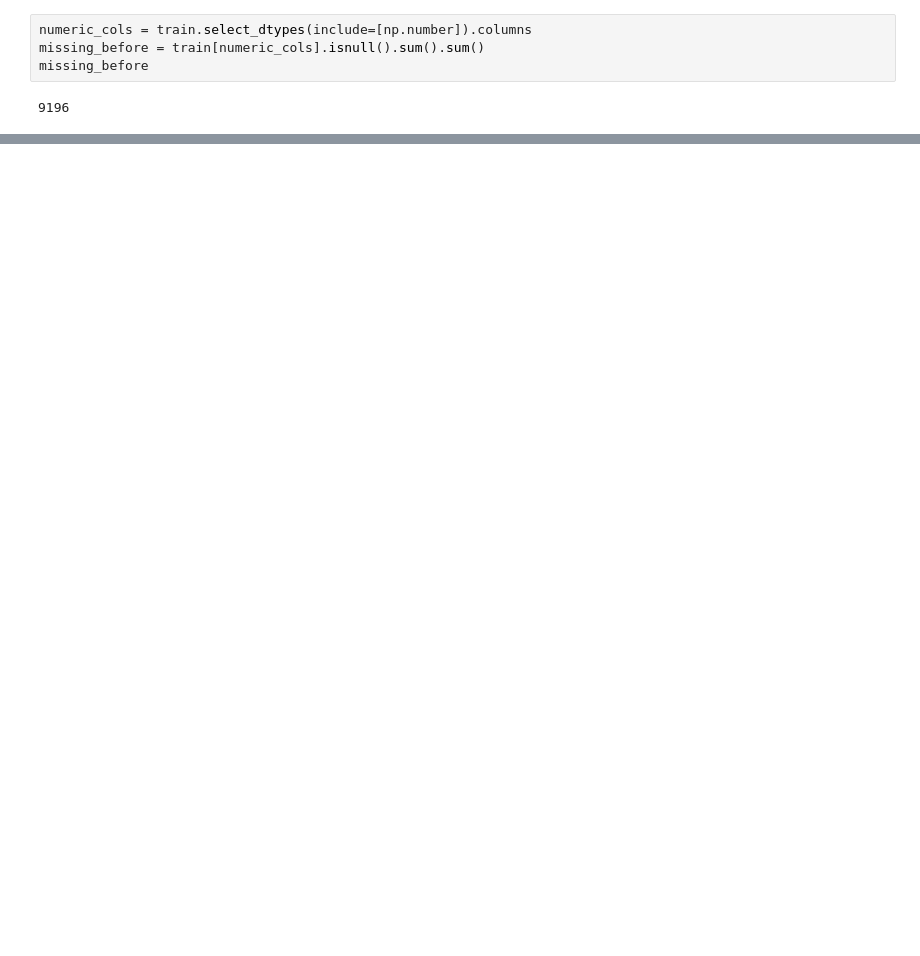
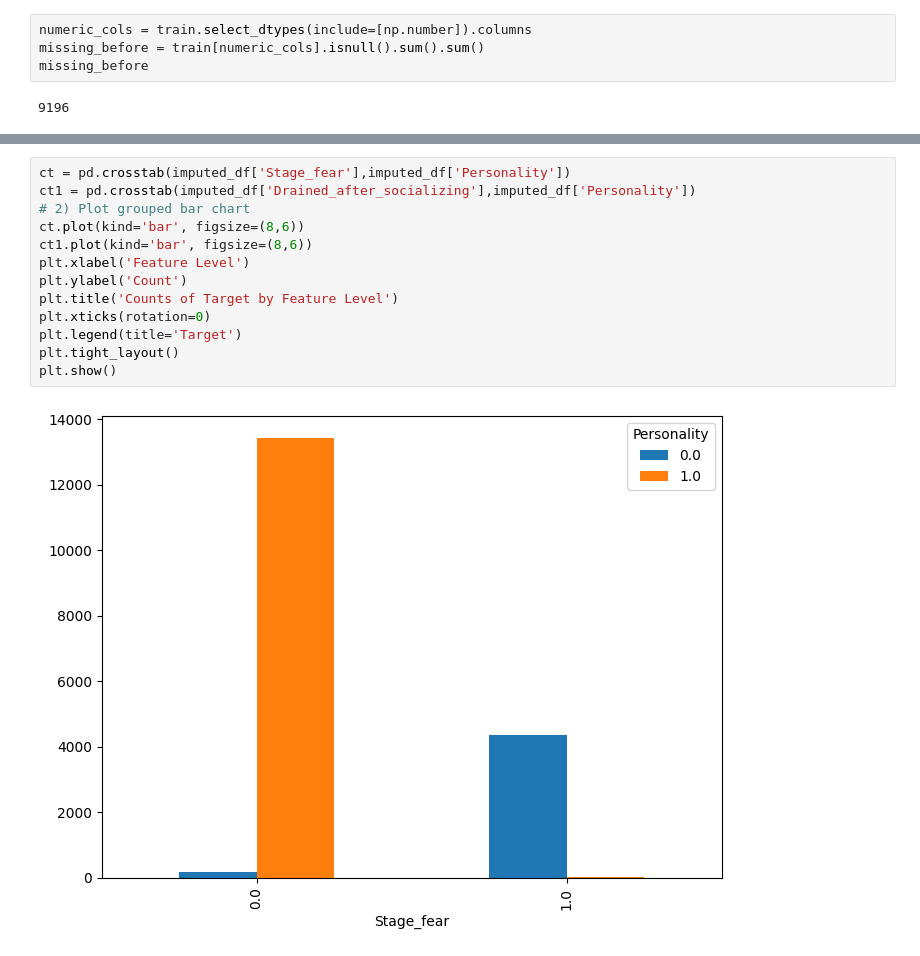
Before and after one commit to miki-mk/Machine-learning-AI, a Jupyter notebook: classification_introverts_extroverts.ipynb, the cells around one changed output, grey strips where cells are left out. Saved outputs shown, nothing was run; the diff lists cells and outputs as text; blank space fills up the shorter version.

```diff
--- a/classification_introverts_extroverts.ipynb
+++ b/classification_introverts_extroverts.ipynb
@@ -132,0 +180,15 @@ imputer = KNNImputer(n_neighbors=)
+# %%
+ct = pd.crosstab(imputed_df['Stage_fear'],imputed_df['Personality'])
+ct1 = pd.crosstab(imputed_df['Drained_after_socializing'],imputed_df['Personality'])
+# 2) Plot grouped bar chart
+ct.plot(kind='bar', figsize=(8,6))
+ct1.plot(kind='bar', figsize=(8,6))
+plt.xlabel('Feature Level')
+plt.ylabel('Count')
+plt.title('Counts of Target by Feature Level')
+plt.xticks(rotation=0)
+plt.legend(title='Target')
+plt.tight_layout()
+plt.show()
+# %% [output]
+[figure, added]
```
Also changed, not shown: parts of 28 cells of this notebook.
